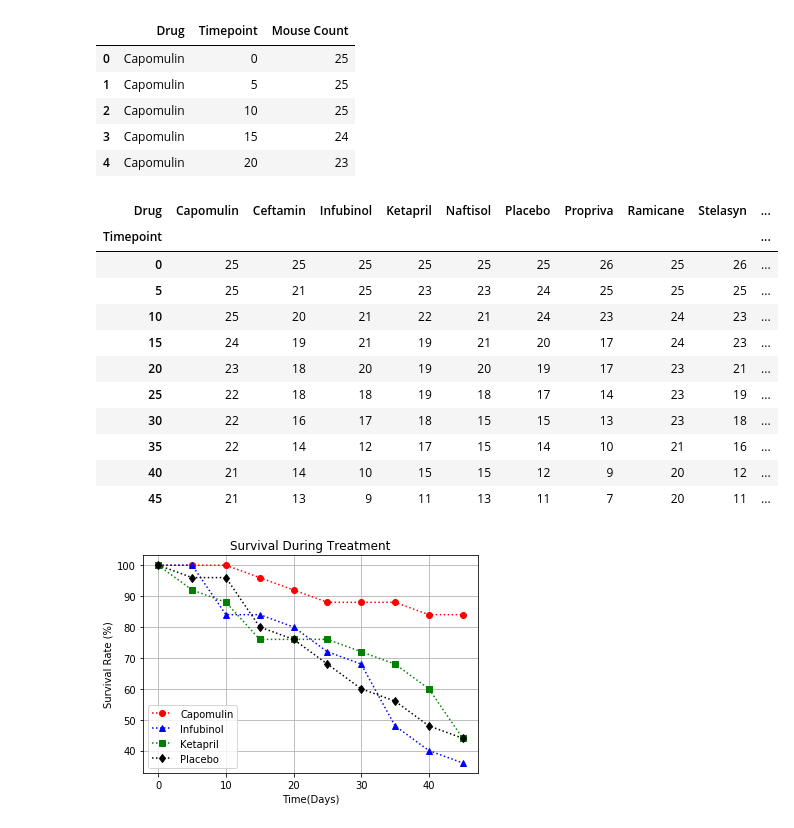
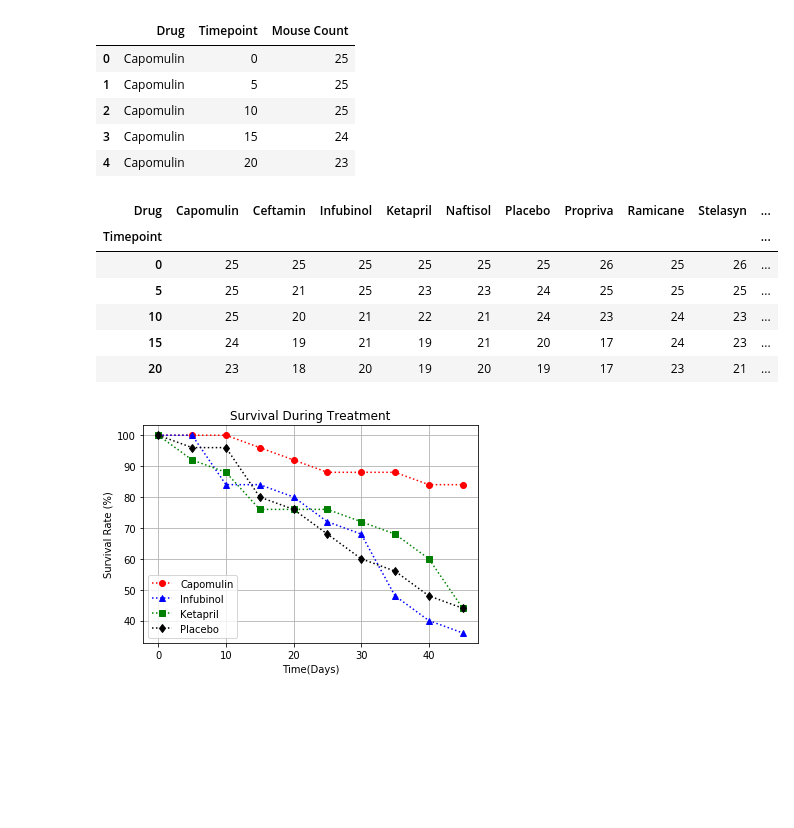
Before and after one commit to reemaratnani/Matplotlib, a Jupyter notebook: pymaceuticals.ipynb, the cells around one changed output. Drawn from its saved outputs; the diff is of its cells as text; code cells hidden in the pictures; blank space fills up the shorter version.

```diff
--- a/pymaceuticals.ipynb
+++ b/pymaceuticals.ipynb
@@ -122,20 +121,15 @@ Mouse_count.head()
 | 4 | Capomulin | 20 | 23 |
 # %%
 Mouse_count_df = Mouse_count.pivot(index= 'Timepoint', columns= 'Drug', values='Mouse Count')
-Mouse_count_df
+Mouse_count_df.head()
 # %% [output]
 | Drug | Capomulin | Ceftamin | Infubinol | Ketapril | Naftisol | Placebo | Propriva | Ramicane | Stelasyn | ... |
 | Timepoint |  |  |  |  |  |  |  |  |  | ... |
 | 0 | 25 | 25 | 25 | 25 | 25 | 25 | 26 | 25 | 26 | ... |
 | 5 | 25 | 21 | 25 | 23 | 23 | 24 | 25 | 25 | 25 | ... |
 | 10 | 25 | 20 | 21 | 22 | 21 | 24 | 23 | 24 | 23 | ... |
 | 15 | 24 | 19 | 21 | 19 | 21 | 20 | 17 | 24 | 23 | ... |
 | 20 | 23 | 18 | 20 | 19 | 20 | 19 | 17 | 23 | 21 | ... |
-| 25 | 22 | 18 | 18 | 19 | 18 | 17 | 14 | 23 | 19 | ... |
-| 30 | 22 | 16 | 17 | 18 | 15 | 15 | 13 | 23 | 18 | ... |
-| 35 | 22 | 14 | 12 | 17 | 15 | 14 | 10 | 21 | 16 | ... |
-| 40 | 21 | 14 | 10 | 15 | 15 | 12 | 9 | 20 | 12 | ... |
-| 45 | 21 | 13 | 9 | 11 | 13 | 11 | 7 | 20 | 11 | ... |
 # %%
 # To generate plot of survival days during treatment
 x = Mouse_count_df.index
```
Also changed, not shown: parts of 2 cells of this notebook.
